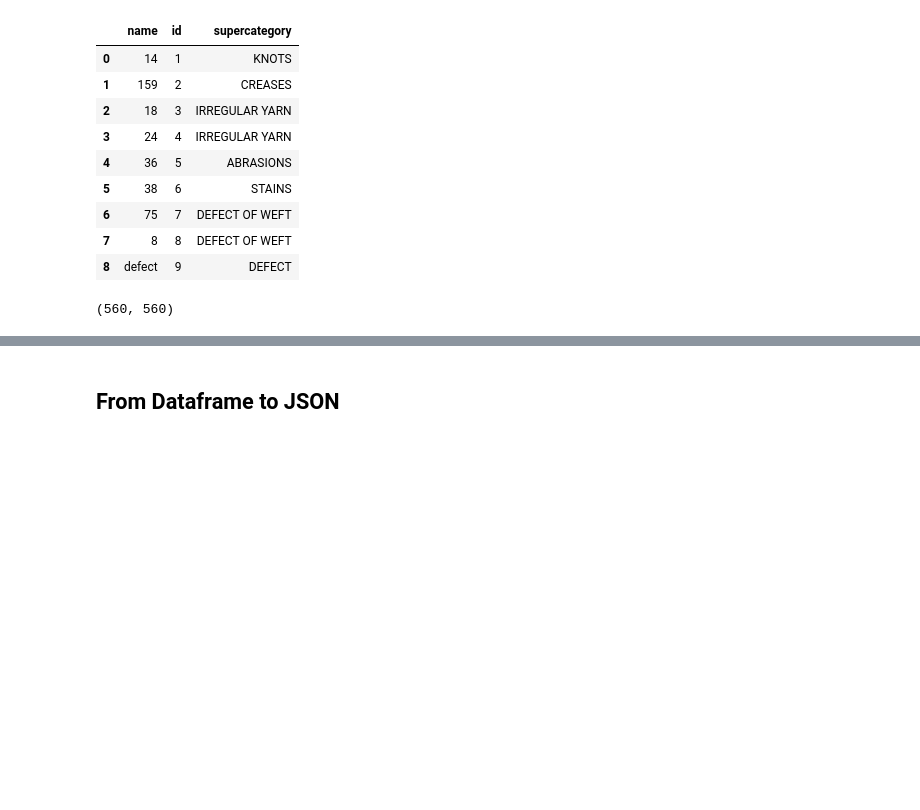
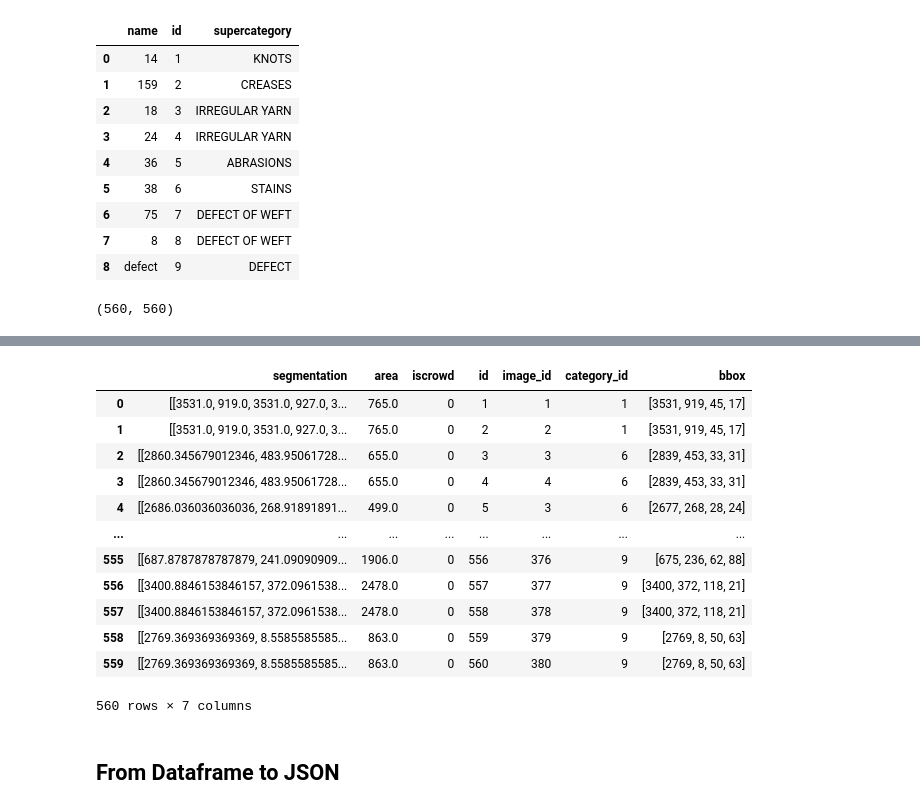
Before and after one commit to wilsonjvp/aqc-anylabeling, a Jupyter notebook: notebooks/annotations_postprocess.ipynb, the cells around one changed output, grey strips where cells are left out. Cells and saved outputs as stored; diff of their text form; code cells hidden in the pictures; blank space fills up the shorter version.

```diff
--- a/notebooks/annotations_postprocess.ipynb
+++ b/notebooks/annotations_postprocess.ipynb
@@ -299,10 +326,26 @@ df_annotation
 560 rows × 7 columns
 # %%
 # Erase wrong segmentations
-#for i in range(len(df_annotation)):
-#    if len(df_annotation["segmentation"][i][0]) < 5:
-#        df_annotation.drop(i, inplace=True)
-#df_annotation
+for i in range(len(df_annotation)):
+   if len(df_annotation["segmentation"][i][0]) < 5:
+       df_annotation.drop(i, inplace=True)
+df_annotation.reset_index(drop=True, inplace=True)
+# %%
+df_annotation
+# %% [output]
+|  | segmentation | area | iscrowd | id | image_id | category_id | bbox |
+| 0 | [[3531.0, 919.0, 3531.0, 927.0, 3... | 765.0 | 0 | 1 | 1 | 1 | [3531, 919, 45, 17] |
+| 1 | [[3531.0, 919.0, 3531.0, 927.0, 3... | 765.0 | 0 | 2 | 2 | 1 | [3531, 919, 45, 17] |
+| 2 | [[2860.345679012346, 483.95061728... | 655.0 | 0 | 3 | 3 | 6 | [2839, 453, 33, 31] |
+| 3 | [[2860.345679012346, 483.95061728... | 655.0 | 0 | 4 | 4 | 6 | [2839, 453, 33, 31] |
+| 4 | [[2686.036036036036, 268.91891891... | 499.0 | 0 | 5 | 3 | 6 | [2677, 268, 28, 24] |
+| ... | ... | ... | ... | ... | ... | ... | ... |
+| 555 | [[687.8787878787879, 241.09090909... | 1906.0 | 0 | 556 | 376 | 9 | [675, 236, 62, 88] |
+| 556 | [[3400.8846153846157, 372.0961538... | 2478.0 | 0 | 557 | 377 | 9 | [3400, 372, 118, 21] |
+| 557 | [[3400.8846153846157, 372.0961538... | 2478.0 | 0 | 558 | 378 | 9 | [3400, 372, 118, 21] |
+| 558 | [[2769.369369369369, 8.5585585585... | 863.0 | 0 | 559 | 379 | 9 | [2769, 8, 50, 63] |
+| 559 | [[2769.369369369369, 8.5585585585... | 863.0 | 0 | 560 | 380 | 9 | [2769, 8, 50, 63] |
+560 rows × 7 columns
 # %% [markdown]
 ## From Dataframe to JSON
 # %%
```
Also changed, not shown: parts of 6 cells of this notebook, 4 other files.
